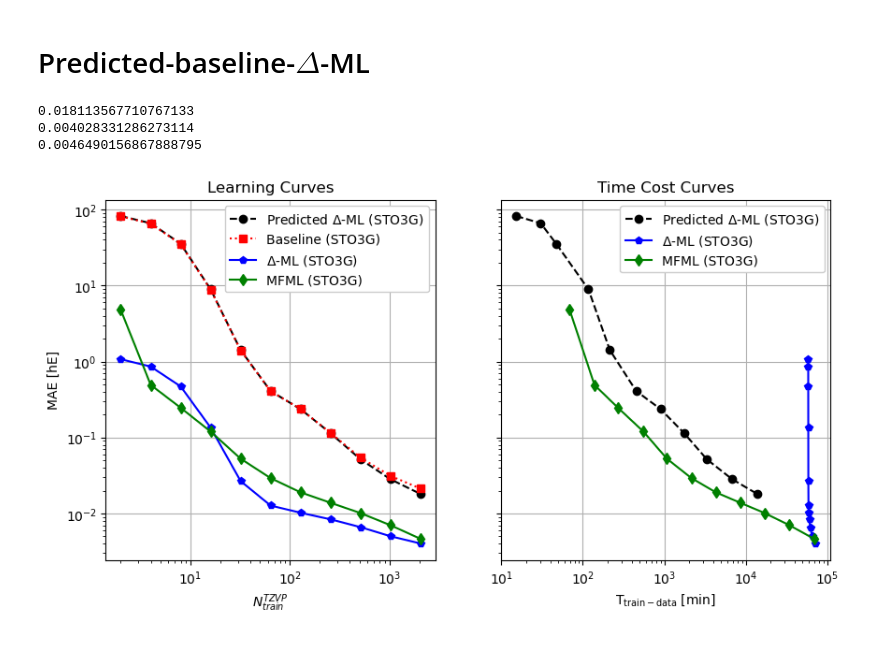
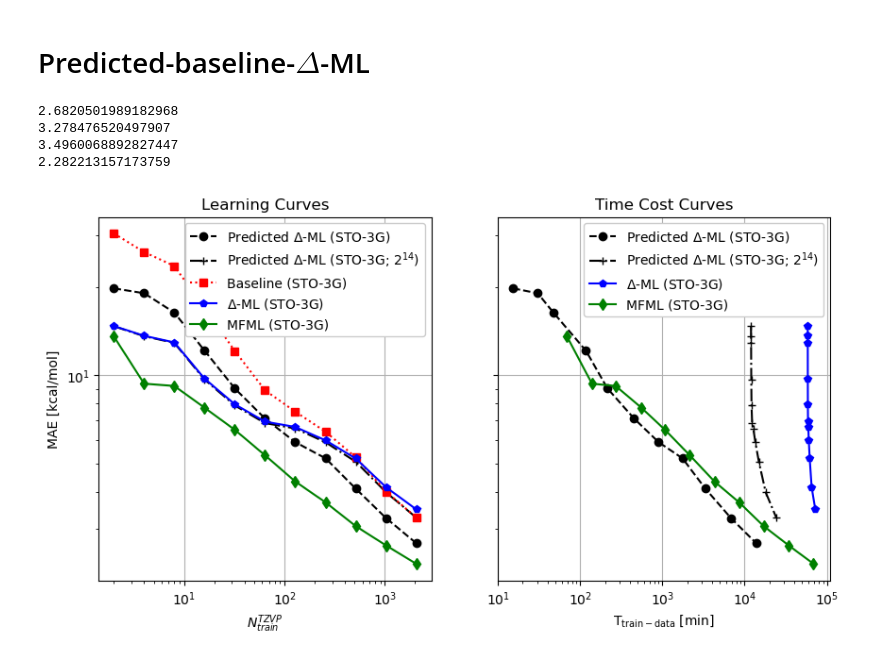
Before and after one commit to SM4DA/MFDeltaML, a Jupyter notebook: DeltaMFML.ipynb, the cells around one changed output. Drawn from its saved outputs; the diff is of its cells as text; code cells hidden in the pictures.

```diff
--- a/DeltaMFML.ipynb
+++ b/DeltaMFML.ipynb
@@ -6,0 +80,7 @@ from matplotlib.lines import Line2D
+# %%
+y_trains = np.load('raws/energies.npy',allow_pickle=True)
+# %%
+for i in range(5):
+    sns.kdeplot(data=y_trains[i],label=str(i))
+    print(y_trains[i].min(),y_trains[i].max(),y_trains[i].std())
+plt.legend()
@@ -7,3 +112,5 @@ from matplotlib.lines import Line2D
+# %%
+mult=1#0.0029
 # %% [markdown]
 # Prep Data
 # %%
@@ -245,8 +384,8 @@ def return_train_times():
     molnames = ['urea','acrolein','alanine','sma',
                 'nitrophenol','urocanic',
                 'dmabn','thymine','o-hbdi']
-    for i in range(9): #loop over molecules in CheMFi
-        all_times[i,:] = np.load(f'../CheMFi/dataset/CheMFi_{molnames[i]}.npz',
+    for i in range(9): #loop over molecules in QeMFi
+        all_times[i,:] = np.load(f'../QeMFi/dataset/QeMFi_{molnames[i]}.npz',
                                  allow_pickle=True)['t']
     return all_times
 
@@ -349,47 +488,56 @@ def predictedDelMLcomp(ax=None):
     all_times = return_train_times()
     test_sto_time = all_times[test_idx,0].sum()/60.0
     del_ML_time = []
+    large_del_ML_time = []
     MFML_time = []
+
 
     for i in range(1,12):
         del_ML_time.append(time_cost(n_trains=[2**(i),0,0,0,2**(i)], all_times=all_times))
+        large_del_ML_time.append(time_cost(n_trains=[2**14,0,0,0,2**(i)], all_times=all_times))
         MFML_time.append(time_cost(n_trains=[2**(i+4),2**(i+3),2**(i+2),2**(i+1),2**(i)], all_times=all_times))
     del_ML_time = np.asarray(del_ML_time)/60.0
     MFML_time = np.asarray(MFML_time)/60.0
+    large_del_ML_time = np.asarray(large_del_ML_time)/60.0
 
     ###load maes
-    m = np.load('outs/predictedbase_delML_STO3G_mae.npy')
+    m = np.load('outs/EV2_predictedbase_delML_STO3G_mae.npy')*mult
     print(m[-1])
-    b = np.load('outs/predictedbase_delML_baseline_mae.npy')
-    sto3g = np.load('outs/delML_STO3G_mae.npy')
+    m_2e14 = np.load('outs/EV2_predictedbase_largetraining_delML_STO3G_mae.npy')*mult
+    print(m_2e14[-1]) #large number of training samples to predict lowest fidelity
+    b = np.load('outs/EV2_predictedbase_delML_baseline_mae.npy')*mult
+    sto3g = np.load('outs/EV2_delML_STO3G_mae.npy')*mult
     print(sto3g[-1])
-    MFML_sto3g = np.load('outs/defaultMAEs.npy',allow_pickle=True)[-1]
+    MFML_sto3g = np.load('outs/EV2_defaultMAEs.npy',allow_pickle=True)[-1]*mult
     print(MFML_sto3g[-1])
     colors = ['k','r','b','g']#plt.cm.jet(np.linspace(0,1,4))
     fig,ax = plt.subplots(1,2,figsize=(10,5),sharey=True)
 
     ax[0].set_title('Learning Curves')
     ax[1].set_title('Time Cost Curves')
 
-    ax[0].loglog(2**np.arange(1,12),m,marker='o',label='Predicted $\Delta$-ML (STO3G)',linestyle='--',color=colors[0])
-    ax[0].loglog(2**np.arange(1,12),b,marker='s',label='Baseline (STO3G)', linestyle=':',color=colors[1])
-    ax[0].loglog(2**np.arange(1,12),sto3g,marker='p',label='$\Delta$-ML (STO3G)',color=colors[2])
-    ax[0].loglog(2**np.arange(1,12),MFML_sto3g,marker='d', label='MFML (STO3G)',color=colors[3])
+    ax[0].loglog(2**np.arange(1,12),m,marker='o',label='Predicted $\Delta$-ML (STO-3G)',linestyle='--',color=colors[0])
+    ax[0].loglog(2**np.arange(1,12),m_2e14,marker='+',label='Predicted $\Delta$-ML (STO-3G; $2^{14}$)',linestyle='-.',color=colors[0])
+    ax[0].loglog(2**np.arange(1,12),b,marker='s',label='Baseline (STO-3G)', linestyle=':',color=colors[1])
+    ax[0].loglog(2**np.arange(1,12),sto3g,marker='p',label='$\Delta$-ML (STO-3G)',color=colors[2])
+    ax[0].loglog(2**np.arange(1,12),MFML_sto3g,marker='d', label='MFML (STO-3G)',color=colors[3])
     ax[0].legend(framealpha=1.0)
     ax[0].grid()
 
-    ax[1].loglog(del_ML_time,m,marker='o',label='Predicted $\Delta$-ML (STO3G)',linestyle='--',color=colors[0])
-    ax[1].loglog(del_ML_time+test_sto_time,sto3g,marker='p',label='$\Delta$-ML (STO3G)',color=colors[2])
-    ax[1].loglog(MFML_time,MFML_sto3g,marker='d', label='MFML (STO3G)',color=colors[3])
+    ax[1].loglog(del_ML_time,m,marker='o',label='Predicted $\Delta$-ML (STO-3G)',linestyle='--',color=colors[0])
+    ax[1].loglog(large_del_ML_time,m_2e14,marker='+',label='Predicted $\Delta$-ML (STO-3G; $2^{14}$)',linestyle='-.',color=colors[0])
+    ax[1].loglog(del_ML_time+test_sto_time,sto3g,marker='p',label='$\Delta$-ML (STO-3G)',color=colors[2])
+    ax[1].loglog(MFML_time,MFML_sto3g,marker='d', label='MFML (STO-3G)',color=colors[3])
     ax[1].grid()
     ax[1].legend(framealpha=1.0)
-    ax[0].set_ylabel('MAE [hE]')
+    ax[0].set_ylabel('MAE [kcal/mol]')
     ax[0].set_xlabel('$N_{train}^{TZVP}$')
     ax[1].set_xlabel('$\mathrm{T_{train-data}}$ [min]')
 predictedDelMLcomp()
-#plt.savefig('plots/predicteddeltaML.eps',format='eps',bbox_inches='tight', dpi=150.0)
+#plt.savefig('plots/predicteddeltaML.pdf',format='pdf',bbox_inches='tight', dpi=150.0)
 # %% [output]
-0.018113567710767133
-0.004028331286273114
-0.0046490156867888795
+2.6820501989182968
+3.278476520497907
+3.4960068892827447
+2.282213157173759
-[figure, old version]
+[figure, new version]
```
Also changed, not shown: parts of 25 cells of this notebook, 3 other files.
